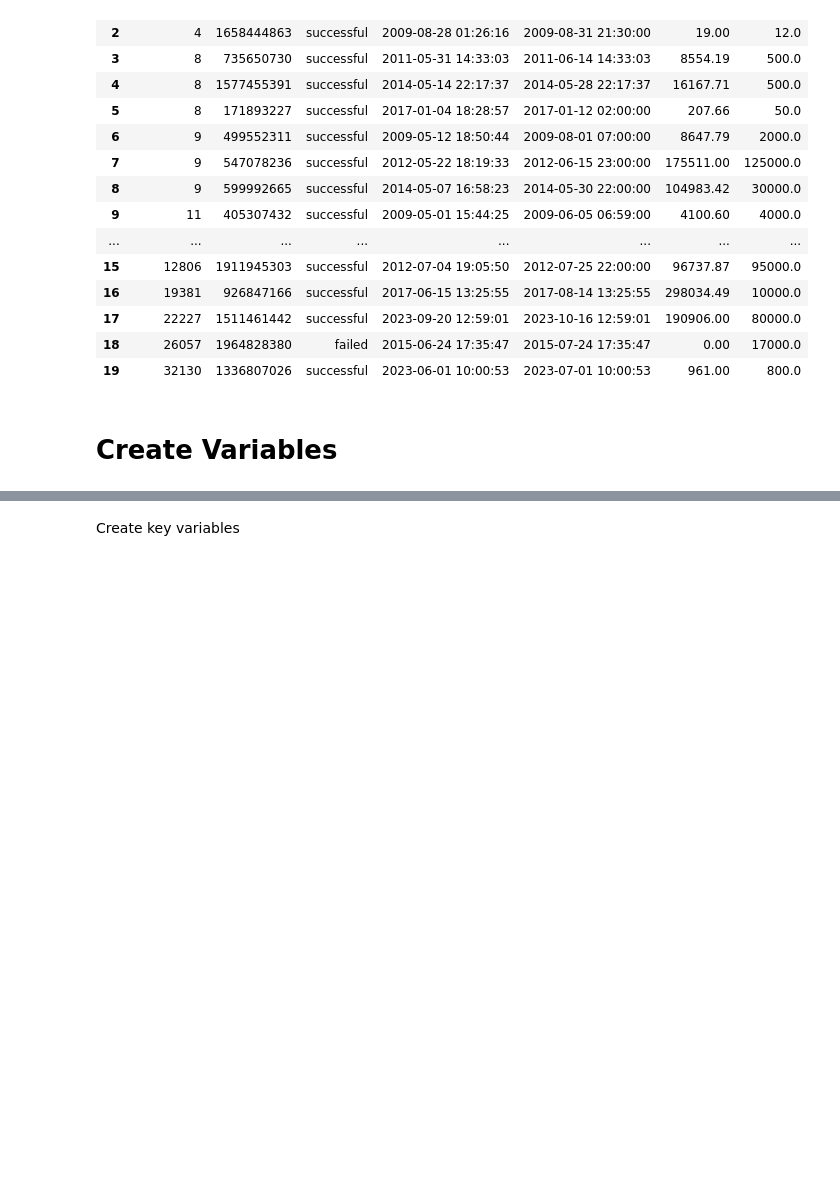
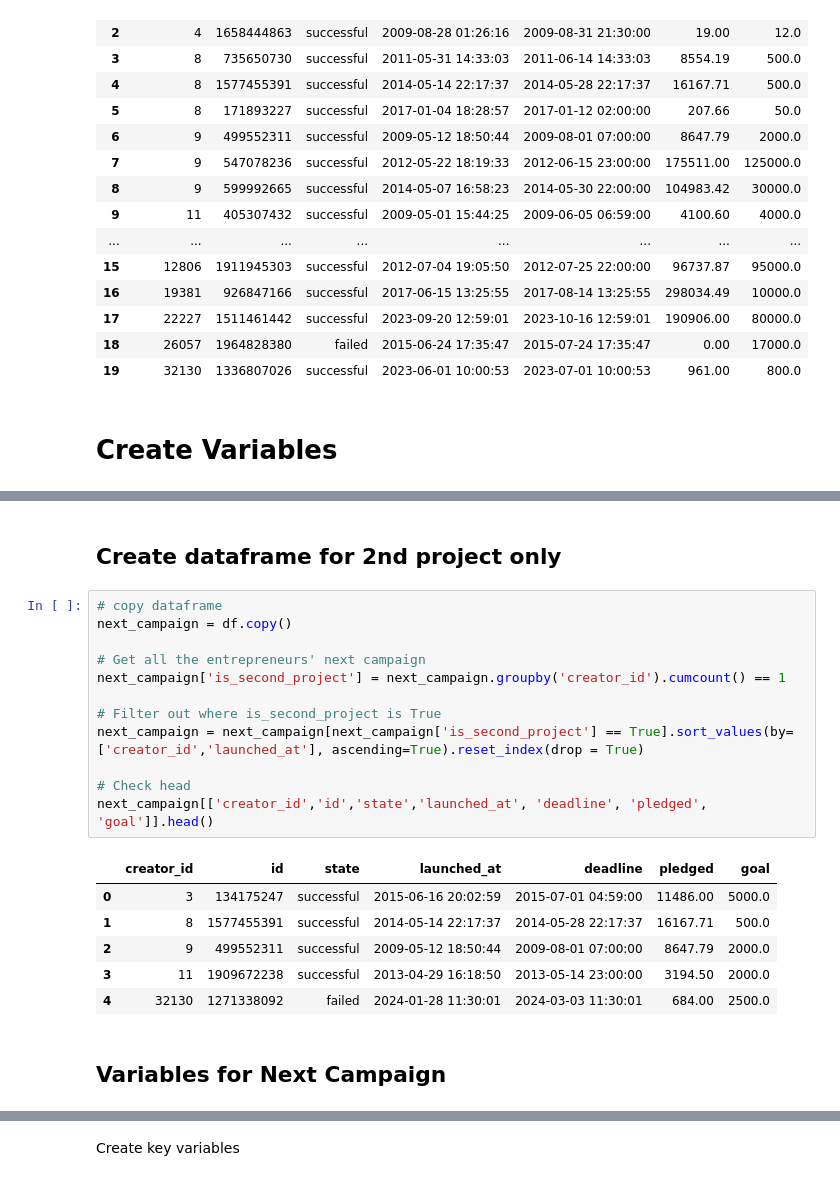
Before and after one commit to sahilpatil98/kickstarter-JMP, a Jupyter notebook: data-cleaning/cleaner.ipynb, the cells around one changed output, grey strips where cells are left out. Saved outputs shown, nothing was run; the diff lists cells and outputs as text; blank space fills up the shorter version.

```diff
--- a/data-cleaning/cleaner.ipynb
+++ b/data-cleaning/cleaner.ipynb
@@ -59,0 +74,23 @@ df[['creator_id','id','state','launched_at', 'deadline', 'pledged', 'goal']].hea
+# %% [markdown]
+## Create dataframe for 2nd project only
+# %%
+# copy dataframe
+next_campaign = df.copy()
+
+# Get all the entrepreneurs' next campaign
+next_campaign['is_second_project'] = next_campaign.groupby('creator_id').cumcount() == 1
+
+# Filter out where is_second_project is True
+next_campaign = next_campaign[next_campaign['is_second_project'] == True].sort_values(by=['creator_id','launched_at'], ascending=True).reset_index(drop = True)
+
+# Check head
+next_campaign[['creator_id','id','state','launched_at', 'deadline', 'pledged', 'goal']].head()
+# %% [output]
+|  | creator_id | id | state | launched_at | deadline | pledged | goal |
+| 0 | 3 | 134175247 | successful | 2015-06-16 20:02:59 | 2015-07-01 04:59:00 | 11486.00 | 5000.0 |
+| 1 | 8 | 1577455391 | successful | 2014-05-14 22:17:37 | 2014-05-28 22:17:37 | 16167.71 | 500.0 |
+| 2 | 9 | 499552311 | successful | 2009-05-12 18:50:44 | 2009-08-01 07:00:00 | 8647.79 | 2000.0 |
+| 3 | 11 | 1909672238 | successful | 2013-04-29 16:18:50 | 2013-05-14 23:00:00 | 3194.50 | 2000.0 |
+| 4 | 32130 | 1271338092 | failed | 2024-01-28 11:30:01 | 2024-03-03 11:30:01 | 684.00 | 2500.0 |
+# %% [markdown]
+## Variables for Next Campaign
```
Also changed, not shown: parts of 14 cells of this notebook.
